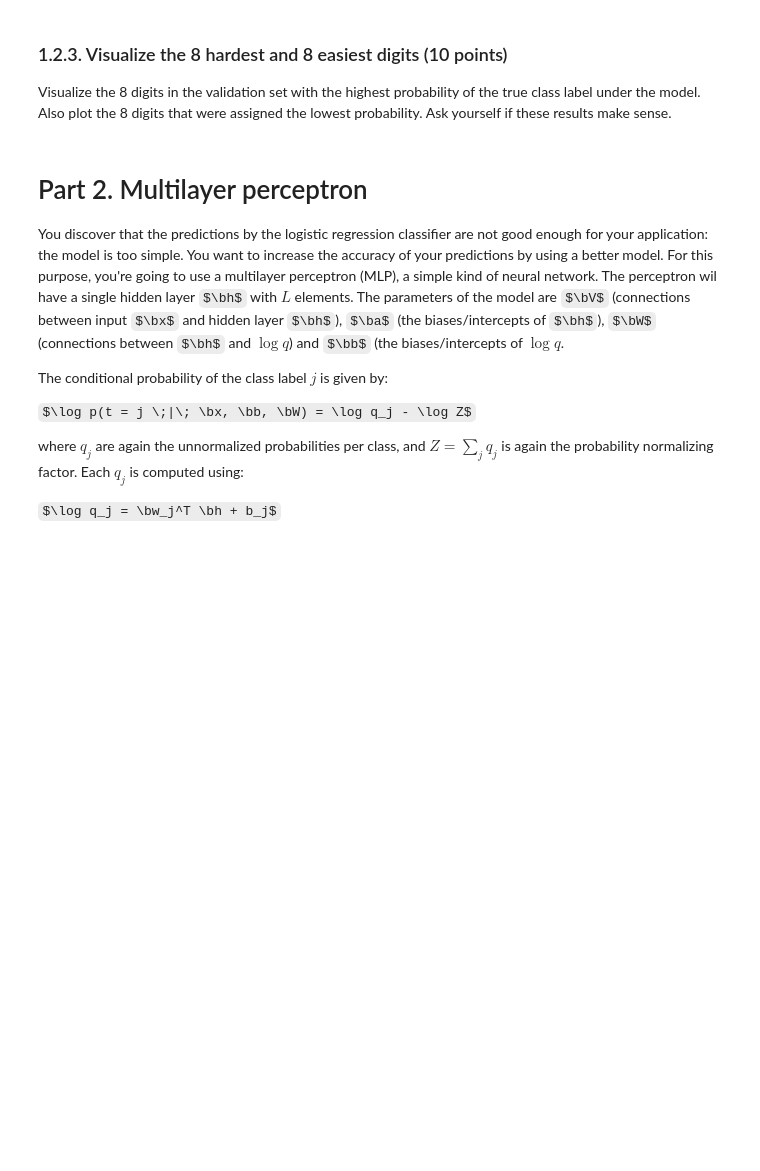
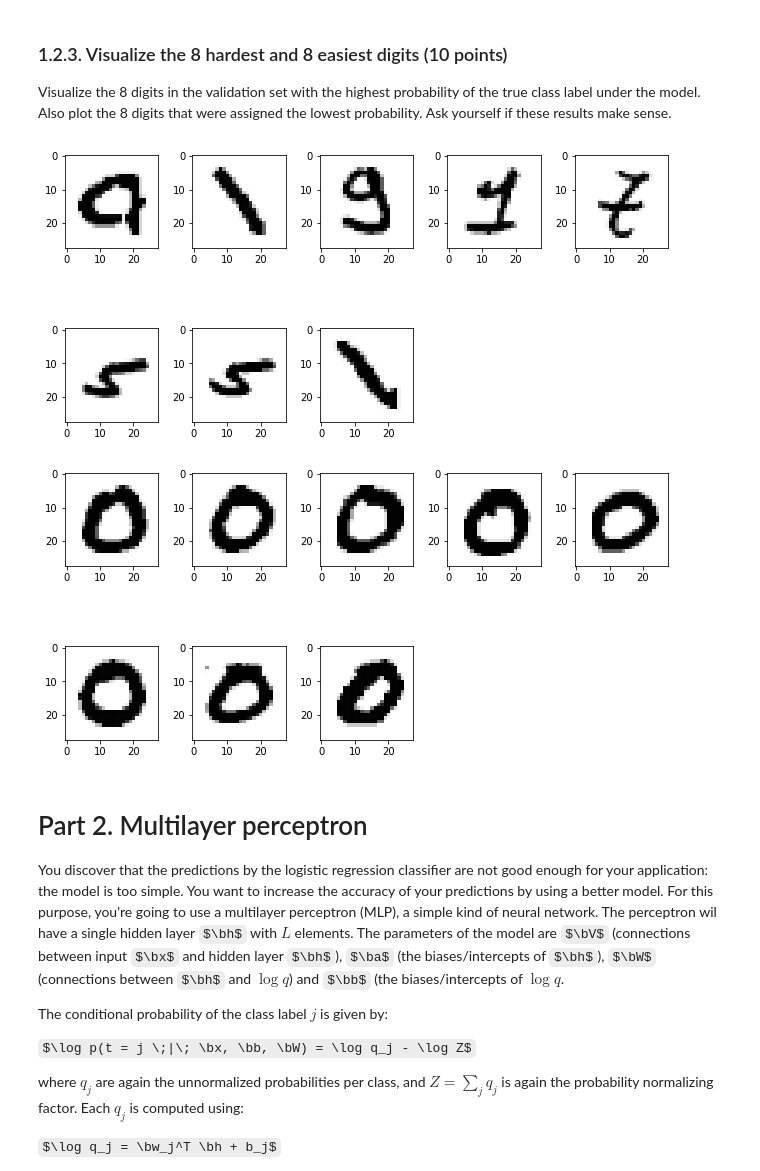
Before and after one commit to Joeri1324/machinelearning1, a Jupyter notebook: lab2/lab2.ipynb, the cells around one changed output. Saved outputs shown, nothing was run; the diff lists cells and outputs as text; code cells hidden in the pictures; some formulas as TeX source; blank space fills up the shorter version.

```diff
--- a/lab2/lab2.ipynb
+++ b/lab2/lab2.ipynb
@@ -332,3 +396,23 @@ raise NotImplementedError()
+# %%
+indices = np.argsort([loglikelihood(w, x, b)[t] for x, t in zip(x_valid, t_valid)])
+for i in range(0, 8):
+    plt.subplot(2, 5, i+1)
+    index = indices[i]
+    plt.imshow(x_valid[index, :].reshape((28, 28)), interpolation='none', cmap='Greys')
+
+plt.tight_layout()
+plt.show()
+
+for i in range(0, 8):
+    plt.subplot(2, 5, i+1)
+    index = indices[x_valid.shape[0]-i-1]
+    plt.imshow(x_valid[index, :].reshape((28, 28)), interpolation='none', cmap='Greys')
+
+plt.tight_layout()
+plt.show()
+# %% [output]
+[figure, added]
+[figure, added]
 # %% [markdown]
 # Part 2. Multilayer perceptron
 
```
Also changed, not shown: parts of 18 cells of this notebook.
